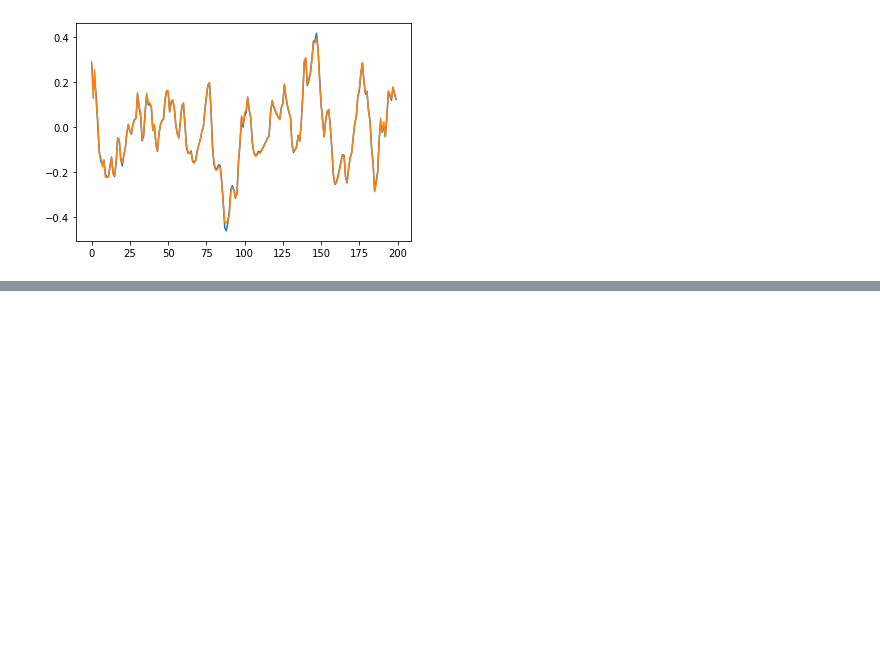
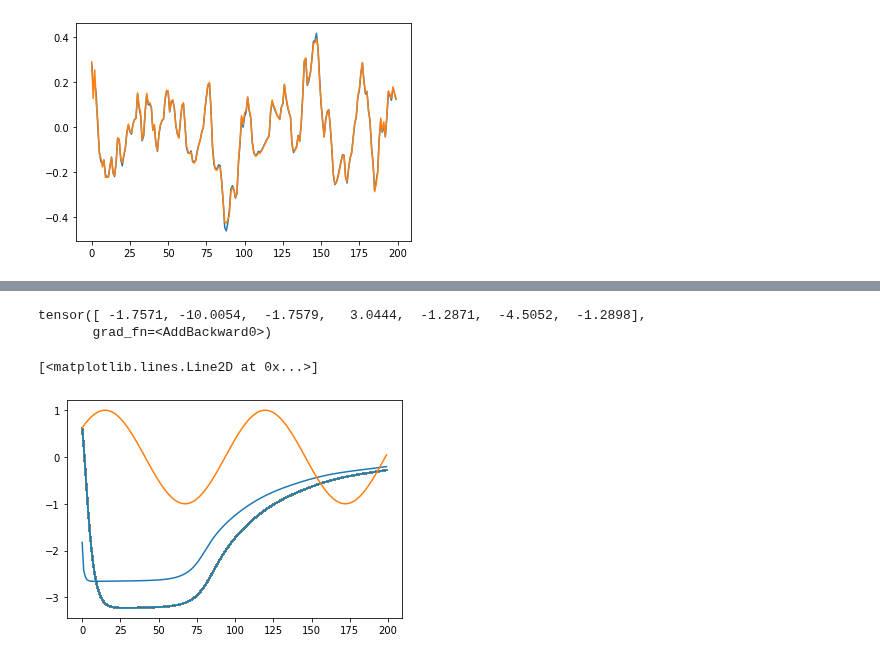
Before and after one commit to mmattb/coproc-poc, a Jupyter notebook: experiments.ipynb, the cells around one changed output, grey strips where cells are left out. Saved outputs shown, nothing was run; the diff lists cells and outputs as text; code cells hidden in the pictures; blank space fills up the shorter version.

```diff
--- a/experiments.ipynb
+++ b/experiments.ipynb
@@ -269,0 +336,32 @@ plt.plot(target[-2,:,0].detach().numpy())
+# %%
+# Direct observation (no EN). Looks like trash. But if I 'observe' the target,
+# the CPN acts generally correct. I clearly have the problem structured
+# wrong.
+cpn.reset()
+stims = torch.zeros(200,1)
+thing = Thing(init=target[100,0,0].item())
+outs = torch.zeros(200,steps)
+s = stim.StimulusGaussianExp(1, 1, batch_size=1, pad_right_neurons=1)
+
+for tidx in range(steps):
+    obs = torch.tensor(thing.observe()).reshape(1,1)
+    outs[tidx,:] = obs
+
+    #cur = target[-2, tidx, :].reshape(1,2)
+    cur = torch.cat((obs, target[100, tidx, 1].reshape(1,1)), axis=1)
+    stims[tidx,:] = cpn(cur)
+    #stims[tidx,:] = cpn(obs)
+
+    s.add(stims[tidx,:])
+    thing.step(s.get_next()[0,:1].item())
+
+print(cpn.x)
+
+plt.plot(stims.detach().numpy())
+plt.plot(outs.detach().numpy())
+plt.plot(target[100,:,0].detach().numpy())
+# %% [output]
+tensor([ -1.7571, -10.0054,  -1.7579,   3.0444,  -1.2871,  -4.5052,  -1.2898],
+       grad_fn=<AddBackward0>)
+[<matplotlib.lines.Line2D at 0x...>]
+[figure, added]
```
Also changed, not shown: parts of 12 cells of this notebook.
